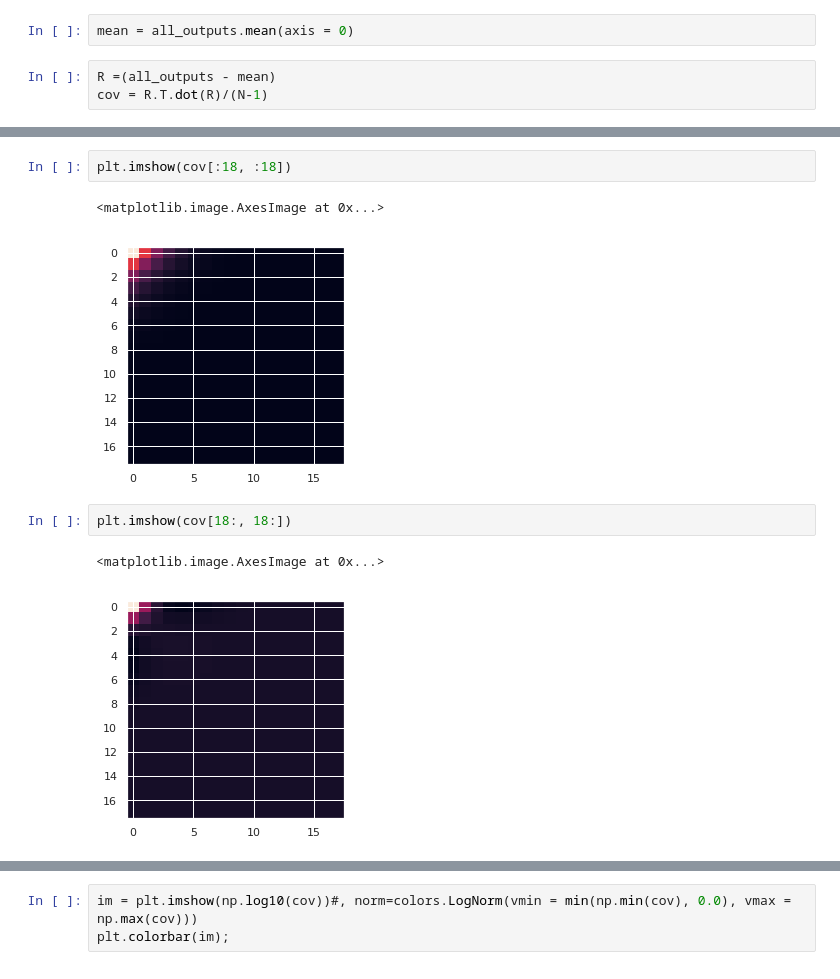
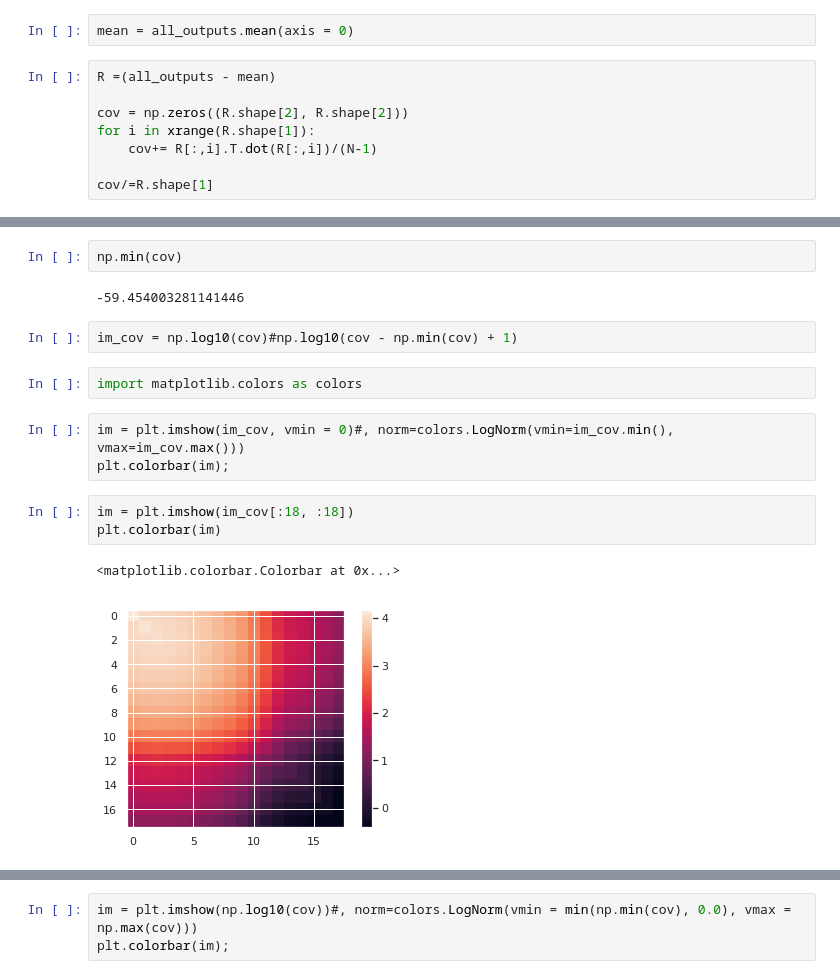
Before and after one commit to mclaughlin6464/pearce, a Jupyter notebook: notebooks/Compute Darksky Covmat.ipynb, the cells around one changed output, grey strips where cells are left out. Saved outputs shown, nothing was run; the diff lists cells and outputs as text.

```diff
--- a/notebooks/Compute Darksky Covmat.ipynb
+++ b/notebooks/Compute Darksky Covmat.ipynb
@@ -28,7 +57,12 @@ for i,output_file in enumerate(outputs):
 mean = all_outputs.mean(axis = 0)
 # %%
 R =(all_outputs - mean)
-cov = R.T.dot(R)/(N-1)
+
+cov = np.zeros((R.shape[2], R.shape[2]))
+for i in xrange(R.shape[1]):
+    cov+= R[:,i].T.dot(R[:,i])/(N-1)
+
+cov/=R.shape[1]
 # %%
 cov.shape
 # %% [output]
@@ -36,10 +70,17 @@ cov.shape
-# %%
-plt.imshow(cov[:18, :18])
-# %% [output]
-<matplotlib.image.AxesImage at 0x...>
-[figure, removed]
-# %%
-plt.imshow(cov[18:, 18:])
-# %% [output]
-<matplotlib.image.AxesImage at 0x...>
-[figure, removed]
+# %%
+np.min(cov)
+# %% [output]
+-59.454003281141446
+# %%
+im_cov = np.log10(cov)#np.log10(cov - np.min(cov) + 1)
+# %%
+import matplotlib.colors as colors
+# %%
+im = plt.imshow(im_cov, vmin = 0)#, norm=colors.LogNorm(vmin=im_cov.min(), vmax=im_cov.max()))
+plt.colorbar(im);
+# %%
+im = plt.imshow(im_cov[:18, :18])
+plt.colorbar(im)
+# %% [output]
+<matplotlib.colorbar.Colorbar at 0x...>
+[figure, added]
```
Also changed, not shown: parts of 14 cells of this notebook, 3 other files.
